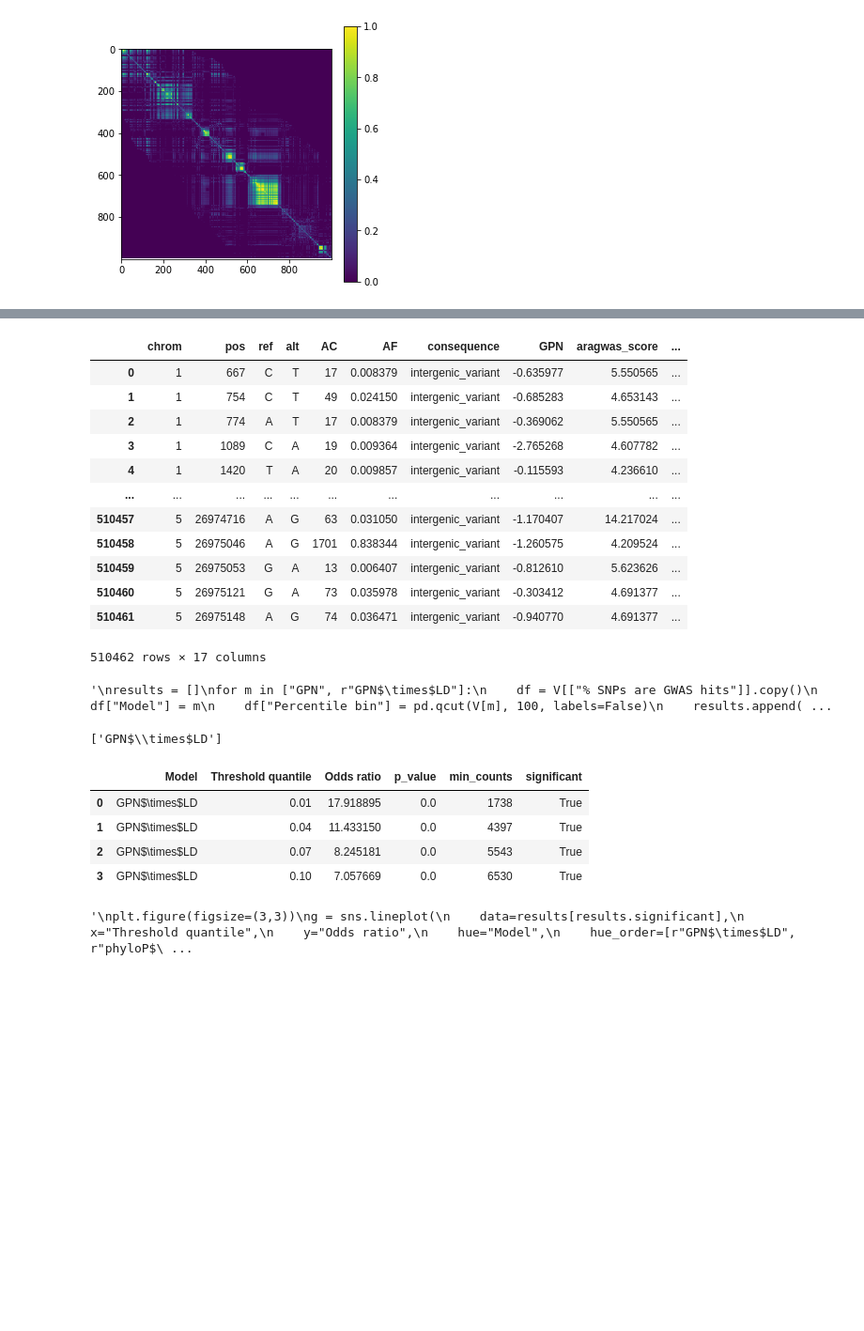
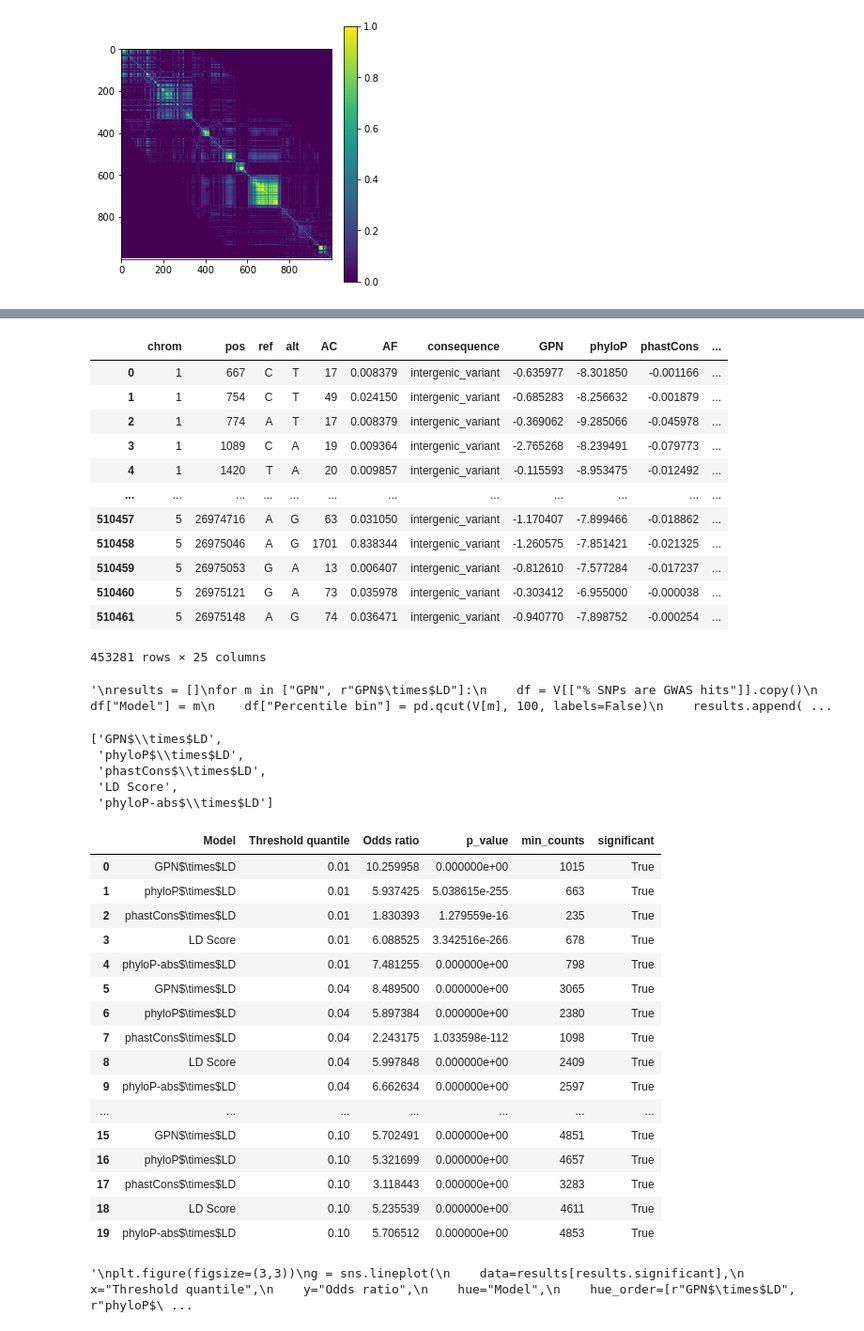
Before and after one commit to songlab-cal/gpn, a Jupyter notebook: analysis/arabidopsis/vep_aragwas.ipynb, the cells around one changed output, grey strips where cells are left out. Shown at 94% size. Drawn from its saved outputs; the diff is of its cells as text; code cells hidden in the pictures; blank space fills up the shorter version.

```diff
--- a/analysis/arabidopsis/vep_aragwas.ipynb
+++ b/analysis/arabidopsis/vep_aragwas.ipynb
@@ -118,27 +118,17 @@ plt.colorbar()
 <matplotlib.colorbar.Colorbar at 0x...>
 [figure]
 # %%
-# models with scores defined on all V
 models = [
     #"ConvNet_batch2048_weight1.0_secondpart_30k",
     "ConvNet_batch2048_secondpart_30k",
     #"ConvNet_batch2048_weight0_secondpart_30k",
     #"vep/scratch/users/gbenegas/checkpoints/GPN_Arabidopsis_multispecies/ConvNet_ss_12k/checkpoint-12000",
 
-    #"phyloP",
-    #"phastCons",
+    "phyloP",
+    "phastCons",
 ]
-add_ld_score = False
+add_ld_score = True
 
-# models with scores defined on aligned regions
-#models_subset = [
-#    "ConvNet_batch2048_weight1.0_secondpart_30k",
-#    "ConvNet_batch2048_secondpart_30k",
-#    "ConvNet_batch2048_weight0_secondpart_30k",
-#    "vep/scratch/users/gbenegas/checkpoints/GPN_Arabidopsis_multispecies/ConvNet_ss_12k/checkpoint-12000",
-#    "phyloP",
-#    "phastCons",
-#]
 model_renaming = {
     "ConvNet_batch2048_secondpart_30k": "GPN",
     #"ConvNet_batch2048_secondpart_30k": "repeat-weight-0.1",
@@ -151,7 +141,6 @@ model_renaming = {
 
 V = pd.read_parquet(d / "variants.parquet")
 
-#for m in models_subset:
 for m in models:
     model_path = d / f"{m}.parquet"
     model_name = model_renaming.get(m, m)
@@ -161,7 +150,9 @@ if add_ld_score:
     models.append("1")
 models = [model_renaming.get(m, m) for m in models]
 V = V.merge(aragwas, how="inner", on=["chrom", "pos", "ref", "alt"], sort=True)
-V["% SNPs are GWAS hits"] = 100 * V.overPermutation
+SIGNIFICANCE_COL = "overPermutation"
+#SIGNIFICANCE_COL = "overBonferroni"
+V["% SNPs are GWAS hits"] = 100 * V[SIGNIFICANCE_COL]
 repeats = pd.read_csv("input/repeats.bed.gz", sep="\t").rename(columns=dict(genoName="chrom", genoStart="start", genoEnd="end"))
 repeats.chrom = repeats.chrom.str.replace("Chr", "")
 V["start"] = V.pos
@@ -224,19 +223,19 @@ for model in models.copy():
     models.append(name)
 V
 # %% [output]
-|  | chrom | pos | ref | alt | AC | AF | consequence | GPN | aragwas_score | ... |
-| 0 | 1 | 667 | C | T | 17 | 0.008379 | intergenic_variant | -0.635977 | 5.550565 | ... |
-| 1 | 1 | 754 | C | T | 49 | 0.024150 | intergenic_variant | -0.685283 | 4.653143 | ... |
-| 2 | 1 | 774 | A | T | 17 | 0.008379 | intergenic_variant | -0.369062 | 5.550565 | ... |
-| 3 | 1 | 1089 | C | A | 19 | 0.009364 | intergenic_variant | -2.765268 | 4.607782 | ... |
-| 4 | 1 | 1420 | T | A | 20 | 0.009857 | intergenic_variant | -0.115593 | 4.236610 | ... |
-| ... | ... | ... | ... | ... | ... | ... | ... | ... | ... | ... |
-| 510457 | 5 | 26974716 | A | G | 63 | 0.031050 | intergenic_variant | -1.170407 | 14.217024 | ... |
-| 510458 | 5 | 26975046 | A | G | 1701 | 0.838344 | intergenic_variant | -1.260575 | 4.209524 | ... |
-| 510459 | 5 | 26975053 | G | A | 13 | 0.006407 | intergenic_variant | -0.812610 | 5.623626 | ... |
-| 510460 | 5 | 26975121 | G | A | 73 | 0.035978 | intergenic_variant | -0.303412 | 4.691377 | ... |
-| 510461 | 5 | 26975148 | A | G | 74 | 0.036471 | intergenic_variant | -0.940770 | 4.691377 | ... |
+|  | chrom | pos | ref | alt | AC | AF | consequence | GPN | phyloP | phastCons | ... |
+| 0 | 1 | 667 | C | T | 17 | 0.008379 | intergenic_variant | -0.635977 | -8.301850 | -0.001166 | ... |
+| 1 | 1 | 754 | C | T | 49 | 0.024150 | intergenic_variant | -0.685283 | -8.256632 | -0.001879 | ... |
+| 2 | 1 | 774 | A | T | 17 | 0.008379 | intergenic_variant | -0.369062 | -9.285066 | -0.045978 | ... |
+| 3 | 1 | 1089 | C | A | 19 | 0.009364 | intergenic_variant | -2.765268 | -8.239491 | -0.079773 | ... |
+| 4 | 1 | 1420 | T | A | 20 | 0.009857 | intergenic_variant | -0.115593 | -8.953475 | -0.012492 | ... |
+| ... | ... | ... | ... | ... | ... | ... | ... | ... | ... | ... | ... |
+| 510457 | 5 | 26974716 | A | G | 63 | 0.031050 | intergenic_variant | -1.170407 | -7.899466 | -0.018862 | ... |
+| 510458 | 5 | 26975046 | A | G | 1701 | 0.838344 | intergenic_variant | -1.260575 | -7.851421 | -0.021325 | ... |
+| 510459 | 5 | 26975053 | G | A | 13 | 0.006407 | intergenic_variant | -0.812610 | -7.577284 | -0.017237 | ... |
+| 510460 | 5 | 26975121 | G | A | 73 | 0.035978 | intergenic_variant | -0.303412 | -6.955000 | -0.000038 | ... |
+| 510461 | 5 | 26975148 | A | G | 74 | 0.036471 | intergenic_variant | -0.940770 | -7.898752 | -0.000254 | ... |
-510462 rows × 17 columns
+453281 rows × 25 columns
 # %%
 """
 results = []
@@ -265,7 +264,11 @@ sns.despine();
 ld_models = [m for m in models if "LD" in m]
 ld_models
 # %% [output]
-['GPN$\\times$LD']
+['GPN$\\times$LD',
+ 'phyloP$\\times$LD',
+ 'phastCons$\\times$LD',
+ 'LD Score',
+ 'phyloP-abs$\\times$LD']
 # %%
 def compute_odds_ratio(df, threshold_quantile, model_name):
     df = df.copy()
@@ -277,40 +280,52 @@ def compute_odds_ratio(df, threshold_quantile, model_name):
     df = df[df.ModelScoreTier.isin(["Low", "High"])]
 
     df.ModelScoreTier = df.ModelScoreTier.astype('category')
-    group_counts = df.groupby(["overPermutation", "ModelScoreTier"]).size()
+    group_counts = df.groupby([SIGNIFICANCE_COL, "ModelScoreTier"]).size()
     group_counts2 = group_counts.copy()
     #print(group_counts2); raise Exception("printing")
     group_counts = group_counts.loc[pd.MultiIndex.from_tuples(
         [[False, 'High'],
          [False, 'Low'],
          [True, 'High'],
          [True, 'Low']]
     )].values.reshape((2,2))
     min_counts = group_counts.min()
     odds_ratio, p_value = fisher_exact(group_counts, alternative='greater')
     if np.isinf(odds_ratio):
         print(model_name, odds_ratio, p_value, group_counts2)
     return odds_ratio, p_value, min_counts
 
 threshold_quantiles = np.linspace(1e-2, 1e-1, 4)
 
 rows = []
 rows_subset = []
 
 for tq in threshold_quantiles:
     for m in ld_models:
         #print(m, tq)
         OR, p_value, min_counts = compute_odds_ratio(V, tq, m)
         rows.append([m, tq, OR, p_value, min_counts])
 results = pd.DataFrame(rows, columns=["Model", "Threshold quantile", "Odds ratio", "p_value", "min_counts",])
 results["significant"] = results.p_value <= 0.05
 results
 # %% [output]
 |  | Model | Threshold quantile | Odds ratio | p_value | min_counts | significant |
-| 0 | GPN$\times$LD | 0.01 | 17.918895 | 0.0 | 1738 | True |
-| 1 | GPN$\times$LD | 0.04 | 11.433150 | 0.0 | 4397 | True |
-| 2 | GPN$\times$LD | 0.07 | 8.245181 | 0.0 | 5543 | True |
-| 3 | GPN$\times$LD | 0.10 | 7.057669 | 0.0 | 6530 | True |
+| 0 | GPN$\times$LD | 0.01 | 10.259958 | 0.000000e+00 | 1015 | True |
+| 1 | phyloP$\times$LD | 0.01 | 5.937425 | 5.038615e-255 | 663 | True |
+| 2 | phastCons$\times$LD | 0.01 | 1.830393 | 1.279559e-16 | 235 | True |
+| 3 | LD Score | 0.01 | 6.088525 | 3.342516e-266 | 678 | True |
+| 4 | phyloP-abs$\times$LD | 0.01 | 7.481255 | 0.000000e+00 | 798 | True |
+| 5 | GPN$\times$LD | 0.04 | 8.489500 | 0.000000e+00 | 3065 | True |
+| 6 | phyloP$\times$LD | 0.04 | 5.897384 | 0.000000e+00 | 2380 | True |
+| 7 | phastCons$\times$LD | 0.04 | 2.243175 | 1.033598e-112 | 1098 | True |
+| 8 | LD Score | 0.04 | 5.997848 | 0.000000e+00 | 2409 | True |
+| 9 | phyloP-abs$\times$LD | 0.04 | 6.662634 | 0.000000e+00 | 2597 | True |
+| ... | ... | ... | ... | ... | ... | ... |
+| 15 | GPN$\times$LD | 0.10 | 5.702491 | 0.000000e+00 | 4851 | True |
+| 16 | phyloP$\times$LD | 0.10 | 5.321699 | 0.000000e+00 | 4657 | True |
+| 17 | phastCons$\times$LD | 0.10 | 3.118443 | 0.000000e+00 | 3283 | True |
+| 18 | LD Score | 0.10 | 5.235539 | 0.000000e+00 | 4611 | True |
+| 19 | phyloP-abs$\times$LD | 0.10 | 5.706512 | 0.000000e+00 | 4853 | True |
 # %%
 """
 plt.figure(figsize=(3,3))
```
Also changed, not shown: parts of 11 cells of this notebook, 1 other file.
